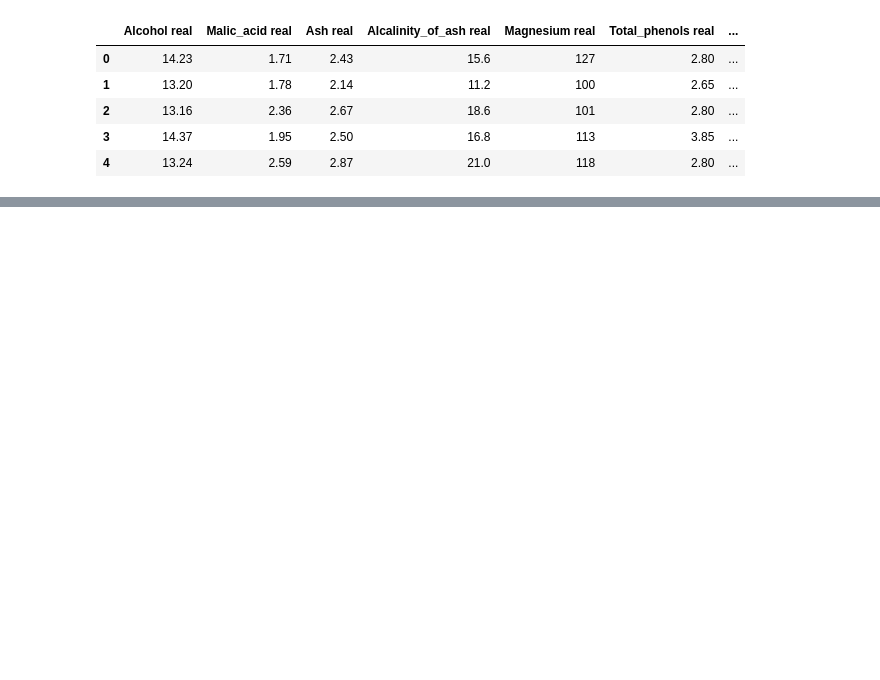
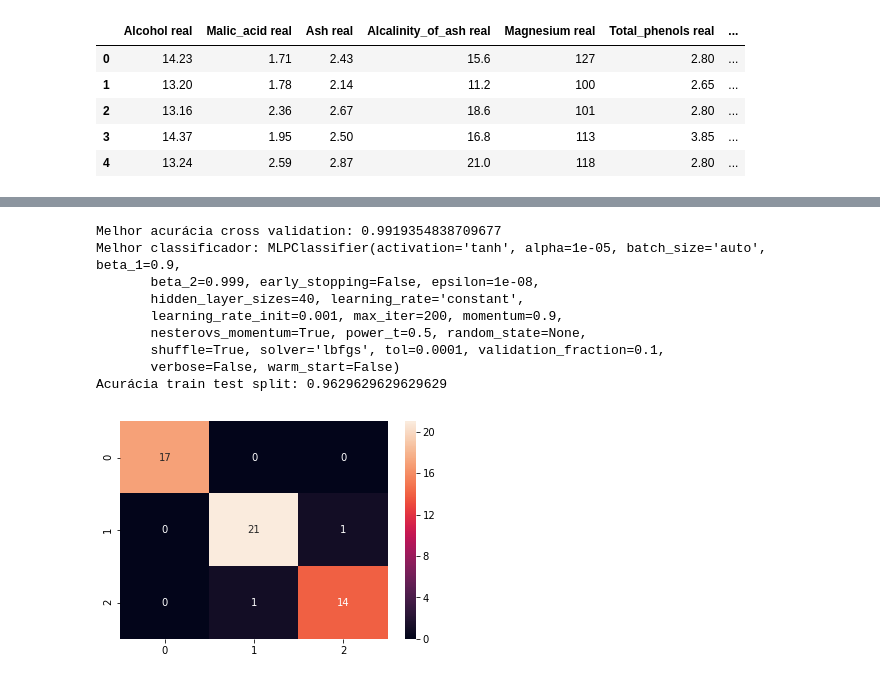
Before and after one commit to pspspss/mlpucpr2018, a Jupyter notebook: L003/003.ipynb, the cells around one changed output, grey strips where cells are left out. Saved outputs shown, nothing was run; the diff lists cells and outputs as text; code cells hidden in the pictures; blank space fills up the shorter version.

```diff
--- a/L003/003.ipynb
+++ b/L003/003.ipynb
@@ -55,0 +95,18 @@ score
+# %%
+classifier_test(MLPClassifier(), X, y, {
+    'hidden_layer_sizes': np.arange(5, 101, 5),
+    'activation': ['logistic', 'tanh', 'relu'],
+    'solver': ['lbfgs', 'sgd', 'adam'],
+    'alpha': [1e-5, 0.001, 0.01]
+})
+# %% [output]
+Melhor acurácia cross validation: 0.9919354838709677
+Melhor classificador: MLPClassifier(activation='tanh', alpha=1e-05, batch_size='auto', beta_1=0.9,
+       beta_2=0.999, early_stopping=False, epsilon=1e-08,
+       hidden_layer_sizes=40, learning_rate='constant',
+       learning_rate_init=0.001, max_iter=200, momentum=0.9,
+       nesterovs_momentum=True, power_t=0.5, random_state=None,
+       shuffle=True, solver='lbfgs', tol=0.0001, validation_fraction=0.1,
+       verbose=False, warm_start=False)
+Acurácia train test split: 0.9629629629629629
+[figure, added]
```
Also changed, not shown: parts of 30 cells of this notebook, 3 other files.
